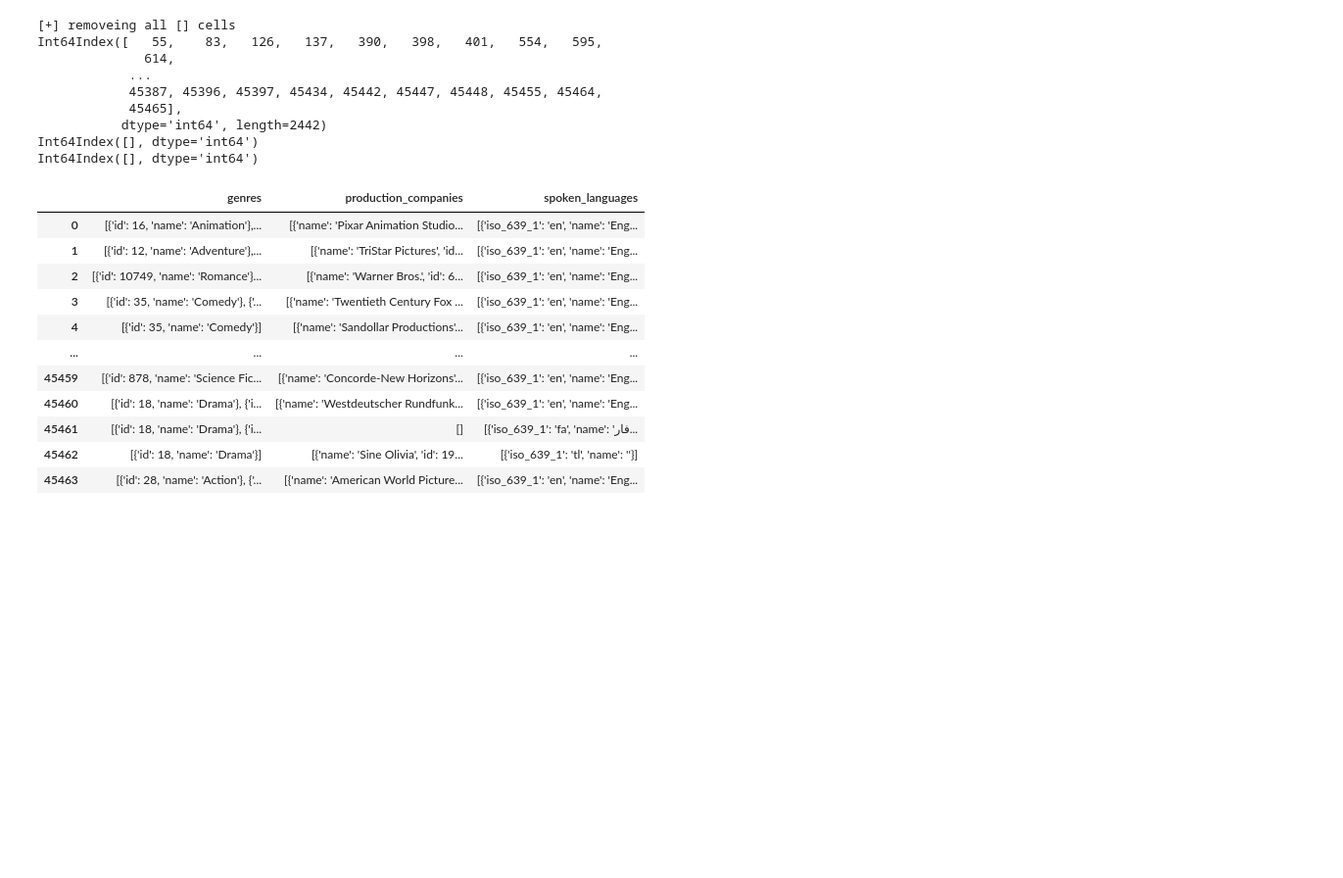
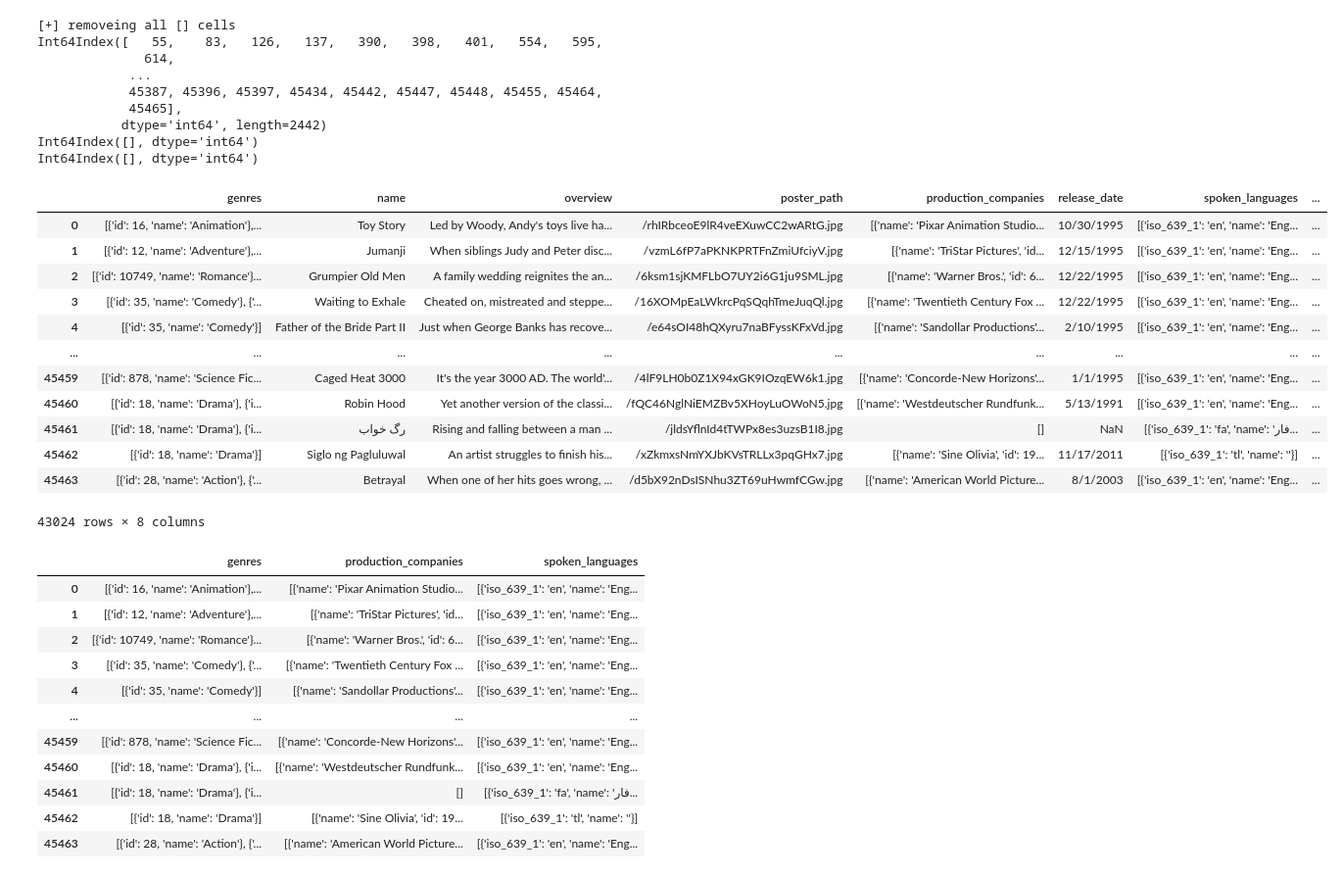
Before and after one commit to kaleabteweld/csv_to_json, a Jupyter notebook: csv_to_json.ipynb, the cells around one changed output. Shown: that part at 98% size. Saved outputs shown, nothing was run; the diff lists cells and outputs as text; code cells hidden in the pictures; blank space fills up the shorter version.

```diff
--- a/csv_to_json.ipynb
+++ b/csv_to_json.ipynb
@@ -53,6 +53,22 @@ Int64Index([], dtype='int64')
 Int64Index([], dtype='int64')
 # %%
 subData = data[data.columns[np.in1d(Things,things)]]
+# %%
+data
+# %% [output]
+|  | genres | name | overview | poster_path | production_companies | release_date | spoken_languages | ... |
+| 0 | [{'id': 16, 'name': 'Animation'},... | Toy Story | Led by Woody, Andy's toys live ha... | /rhIRbceoE9lR4veEXuwCC2wARtG.jpg | [{'name': 'Pixar Animation Studio... | 10/30/1995 | [{'iso_639_1': 'en', 'name': 'Eng... | ... |
+| 1 | [{'id': 12, 'name': 'Adventure'},... | Jumanji | When siblings Judy and Peter disc... | /vzmL6fP7aPKNKPRTFnZmiUfciyV.jpg | [{'name': 'TriStar Pictures', 'id... | 12/15/1995 | [{'iso_639_1': 'en', 'name': 'Eng... | ... |
+| 2 | [{'id': 10749, 'name': 'Romance'}... | Grumpier Old Men | A family wedding reignites the an... | /6ksm1sjKMFLbO7UY2i6G1ju9SML.jpg | [{'name': 'Warner Bros.', 'id': 6... | 12/22/1995 | [{'iso_639_1': 'en', 'name': 'Eng... | ... |
+| 3 | [{'id': 35, 'name': 'Comedy'}, {'... | Waiting to Exhale | Cheated on, mistreated and steppe... | /16XOMpEaLWkrcPqSQqhTmeJuqQl.jpg | [{'name': 'Twentieth Century Fox ... | 12/22/1995 | [{'iso_639_1': 'en', 'name': 'Eng... | ... |
+| 4 | [{'id': 35, 'name': 'Comedy'}] | Father of the Bride Part II | Just when George Banks has recove... | /e64sOI48hQXyru7naBFyssKFxVd.jpg | [{'name': 'Sandollar Productions'... | 2/10/1995 | [{'iso_639_1': 'en', 'name': 'Eng... | ... |
+| ... | ... | ... | ... | ... | ... | ... | ... | ... |
+| 45459 | [{'id': 878, 'name': 'Science Fic... | Caged Heat 3000 | It's the year 3000 AD. The world'... | /4lF9LH0b0Z1X94xGK9IOzqEW6k1.jpg | [{'name': 'Concorde-New Horizons'... | 1/1/1995 | [{'iso_639_1': 'en', 'name': 'Eng... | ... |
+| 45460 | [{'id': 18, 'name': 'Drama'}, {'i... | Robin Hood | Yet another version of the classi... | /fQC46NglNiEMZBv5XHoyLuOWoN5.jpg | [{'name': 'Westdeutscher Rundfunk... | 5/13/1991 | [{'iso_639_1': 'en', 'name': 'Eng... | ... |
+| 45461 | [{'id': 18, 'name': 'Drama'}, {'i... | رگ خواب | Rising and falling between a man ... | /jldsYflnId4tTWPx8es3uzsB1I8.jpg | [] | NaN | [{'iso_639_1': 'fa', 'name': 'فار... | ... |
+| 45462 | [{'id': 18, 'name': 'Drama'}] | Siglo ng Pagluluwal | An artist struggles to finish his... | /xZkmxsNmYXJbKVsTRLLx3pqGHx7.jpg | [{'name': 'Sine Olivia', 'id': 19... | 11/17/2011 | [{'iso_639_1': 'tl', 'name': ''}] | ... |
+| 45463 | [{'id': 28, 'name': 'Action'}, {'... | Betrayal | When one of her hits goes wrong, ... | /d5bX92nDsISNhu3ZT69uHwmfCGw.jpg | [{'name': 'American World Picture... | 8/1/2003 | [{'iso_639_1': 'en', 'name': 'Eng... | ... |
+43024 rows × 8 columns
 # %%
 subData
 # %% [output]
```
Also changed, not shown: parts of 4 cells of this notebook.
